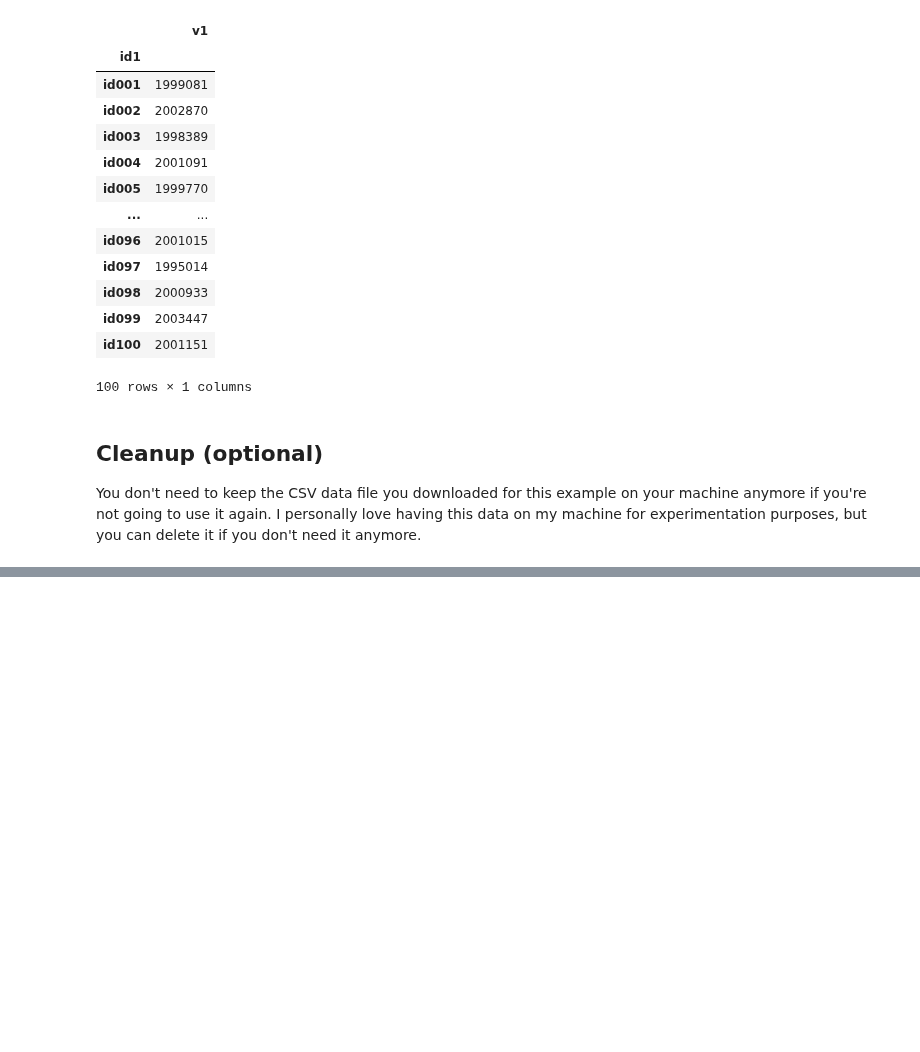
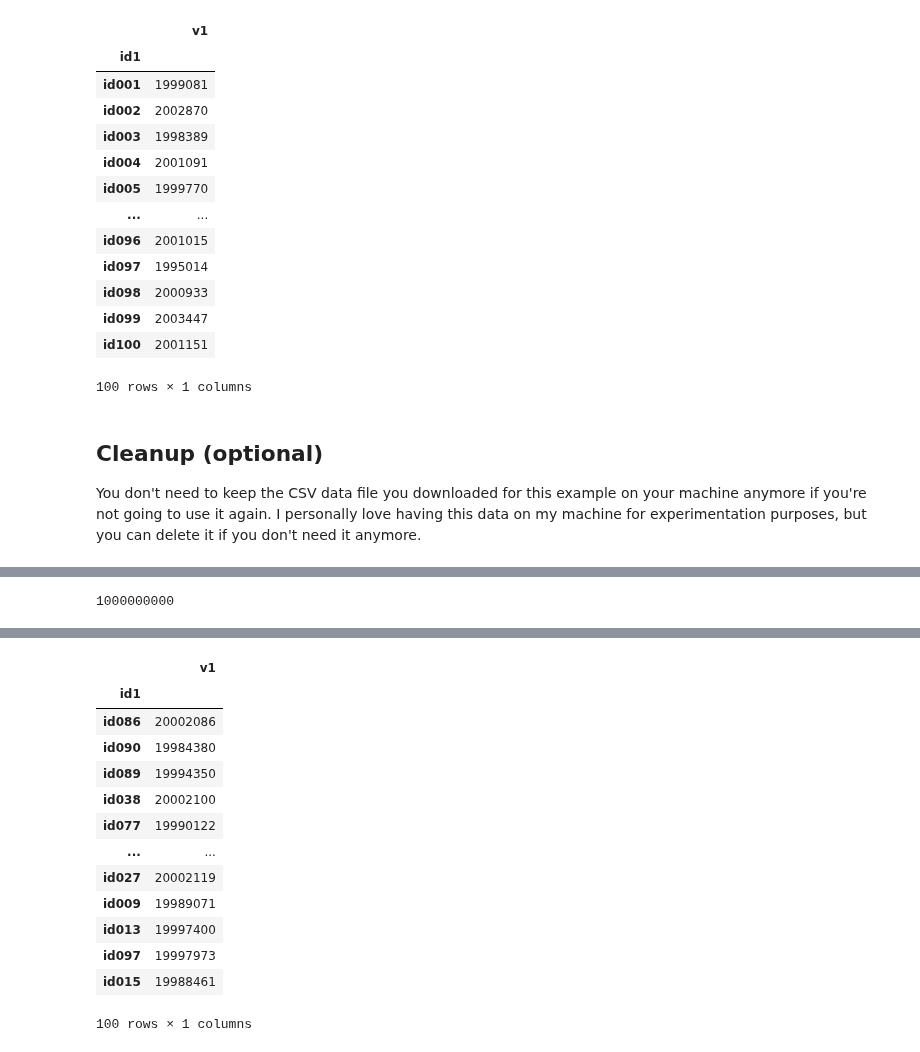
Before and after one commit to coiled/coiled-resources, a Jupyter notebook: blogs/speed-up-pandas-query-10x-with-dask.ipynb, the cells around one changed output, grey strips where cells are left out. Saved outputs shown, nothing was run; the diff lists cells and outputs as text; code cells hidden in the pictures; blank space fills up the shorter version.

Commit message:
show pandas users how to use Coiled on large datasets

```diff
--- a/blogs/speed-up-pandas-query-10x-with-dask.ipynb
+++ b/blogs/speed-up-pandas-query-10x-with-dask.ipynb
@@ -299,0 +318,15 @@ You don't need to keep the CSV data file you downloaded for this example on your
+# %%
+ddf = dd.read_parquet(
+    "s3://coiled-datasets/h2o-benchmark/N_1e9_K_1e2_parquet",
+    storage_options={"anon": True, "use_ssl": True},
+    columns=["id1", "id2", "v1"],
+    engine="pyarrow",
+)
+# %%
+len(ddf)
+# %% [output]
+1000000000
+# %%
+%%time
+ddf.groupby("id1", dropna=False, observed=True).agg({"v1": "sum"}).compute()
+# %% [output]
@@ -299,0 +335,14 @@ You don't need to keep the CSV data file you downloaded for this example on your
+|  | v1 |
+| id1 |  |
+| id086 | 20002086 |
+| id090 | 19984380 |
+| id089 | 19994350 |
+| id038 | 20002100 |
+| id077 | 19990122 |
+| ... | ... |
+| id027 | 20002119 |
+| id009 | 19989071 |
+| id013 | 19997400 |
+| id097 | 19997973 |
+| id015 | 19988461 |
+100 rows × 1 columns
```
Also changed, not shown: parts of 5 cells of this notebook, 1 other file.
